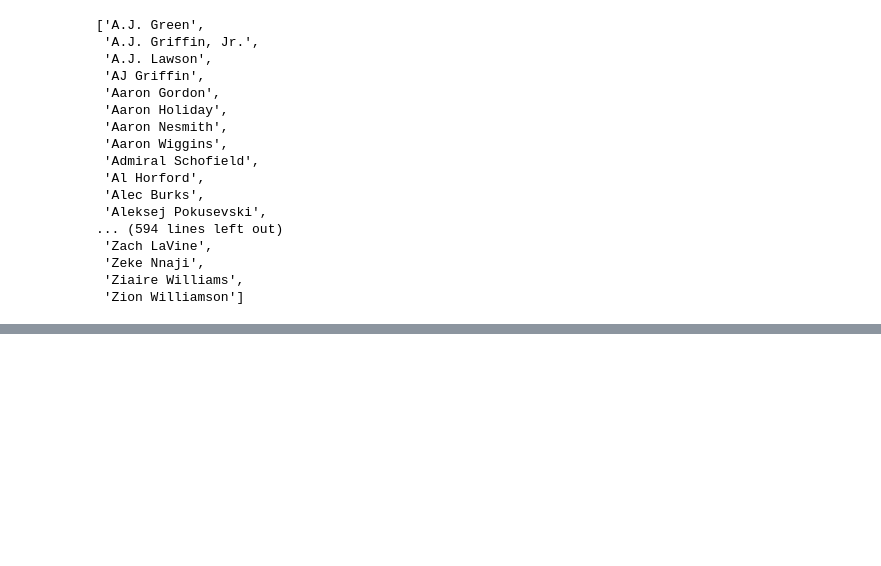
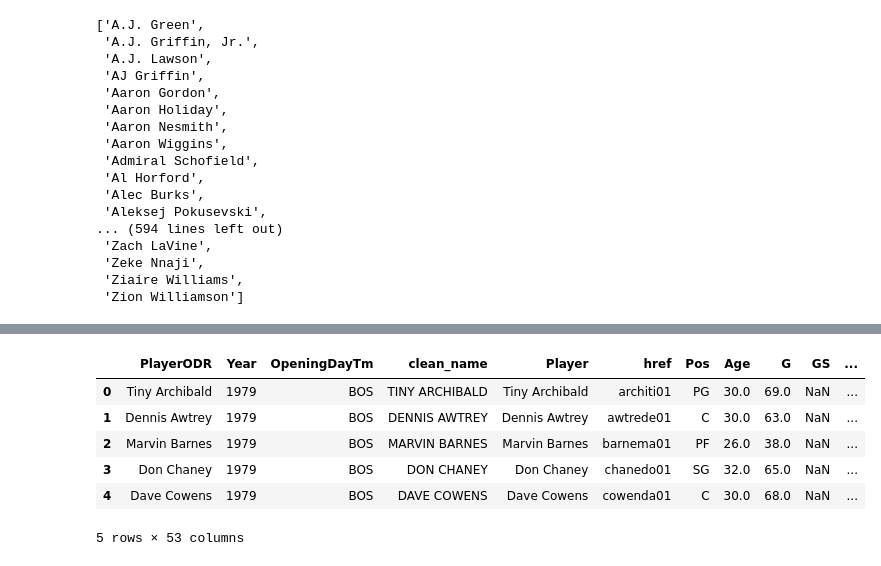
Before and after one commit to martinbog19/balling-on-the-edge, a Jupyter notebook: player_features.ipynb, the cells around one changed output, grey strips where cells are left out. Saved outputs shown, nothing was run; the diff lists cells and outputs as text; code cells hidden in the pictures; blank space fills up the shorter version.

```diff
--- a/player_features.ipynb
+++ b/player_features.ipynb
@@ -106,0 +110,12 @@ stats = data[data['Year'] == 2023]
+# %%
+def cleanName(input) :
+    x = input.replace(',','').replace('.', '').replace("'", '').replace('-', '')
+    words = x.split(' ')
+    words = [x for x in words if x not in ['Jr', 'Sr', 'III', 'IV', 'II']]
+    x = ' '.join(words)
+    x = unidecode.unidecode(x)
+    x = x.upper()
+    return x
+# %%
+Odr['clean_name'] = Odr['PlayerODR'].apply(cleanName)
+Ps['clean_name'] = Ps['Player'].apply(cleanName)
@@ -106,0 +309,13 @@ stats = data[data['Year'] == 2023]
+# %%
+Odr['clean_name'] = Odr['clean_name'].apply(lambda x: name_Map.get(x) if x in list(name_Map.keys()) else x)
+# %%
+df = Odr.merge(Ps, on = ['clean_name', 'Year'], how = 'left').drop(columns = ['Tm'])
+df.head()
+# %% [output]
+|  | PlayerODR | Year | OpeningDayTm | clean_name | Player | href | Pos | Age | G | GS | ... |
+| 0 | Tiny Archibald | 1979 | BOS | TINY ARCHIBALD | Tiny Archibald | architi01 | PG | 30.0 | 69.0 | NaN | ... |
+| 1 | Dennis Awtrey | 1979 | BOS | DENNIS AWTREY | Dennis Awtrey | awtrede01 | C | 30.0 | 63.0 | NaN | ... |
+| 2 | Marvin Barnes | 1979 | BOS | MARVIN BARNES | Marvin Barnes | barnema01 | PF | 26.0 | 38.0 | NaN | ... |
+| 3 | Don Chaney | 1979 | BOS | DON CHANEY | Don Chaney | chanedo01 | SG | 32.0 | 65.0 | NaN | ... |
+| 4 | Dave Cowens | 1979 | BOS | DAVE COWENS | Dave Cowens | cowenda01 | C | 30.0 | 68.0 | NaN | ... |
+5 rows × 53 columns
```
Also changed, not shown: parts of 13 cells of this notebook, 2 other files.
